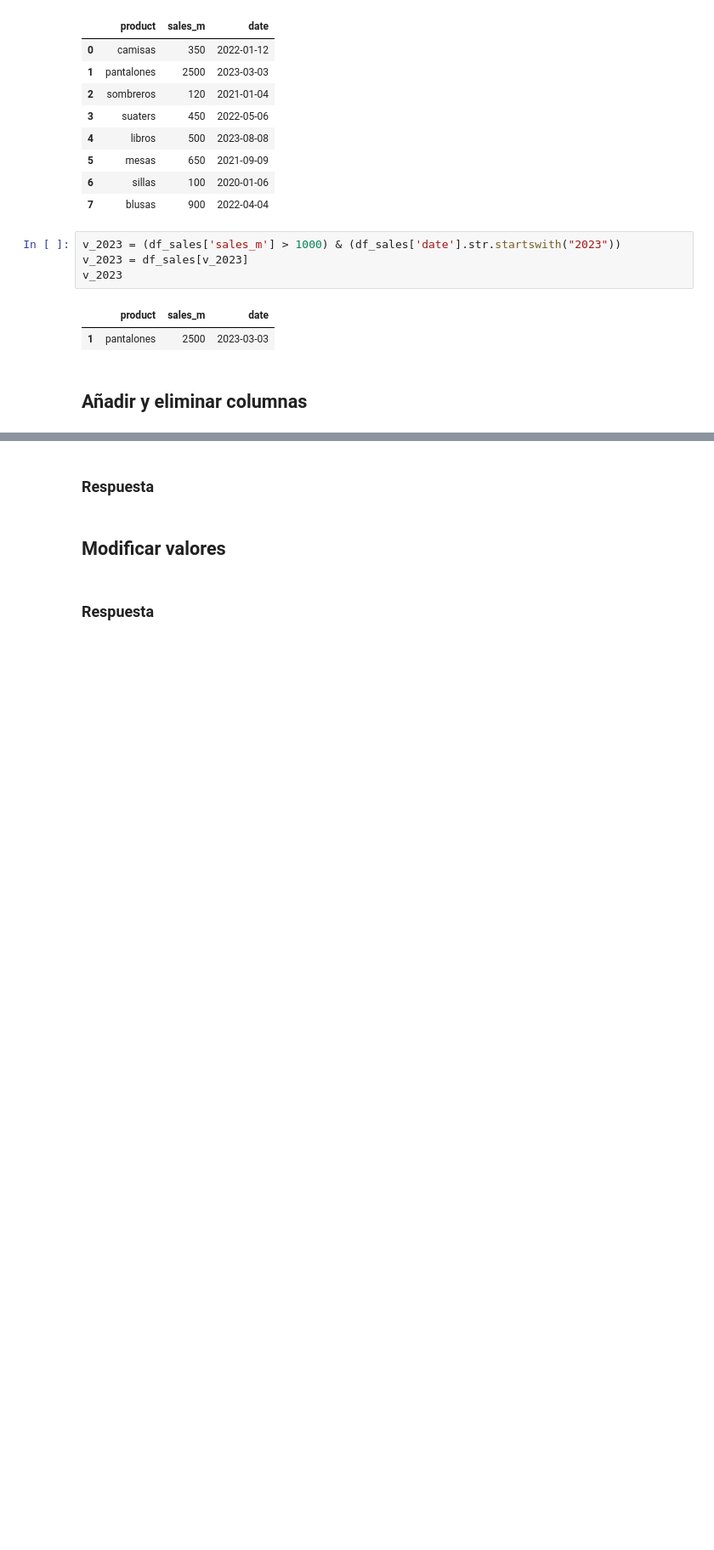
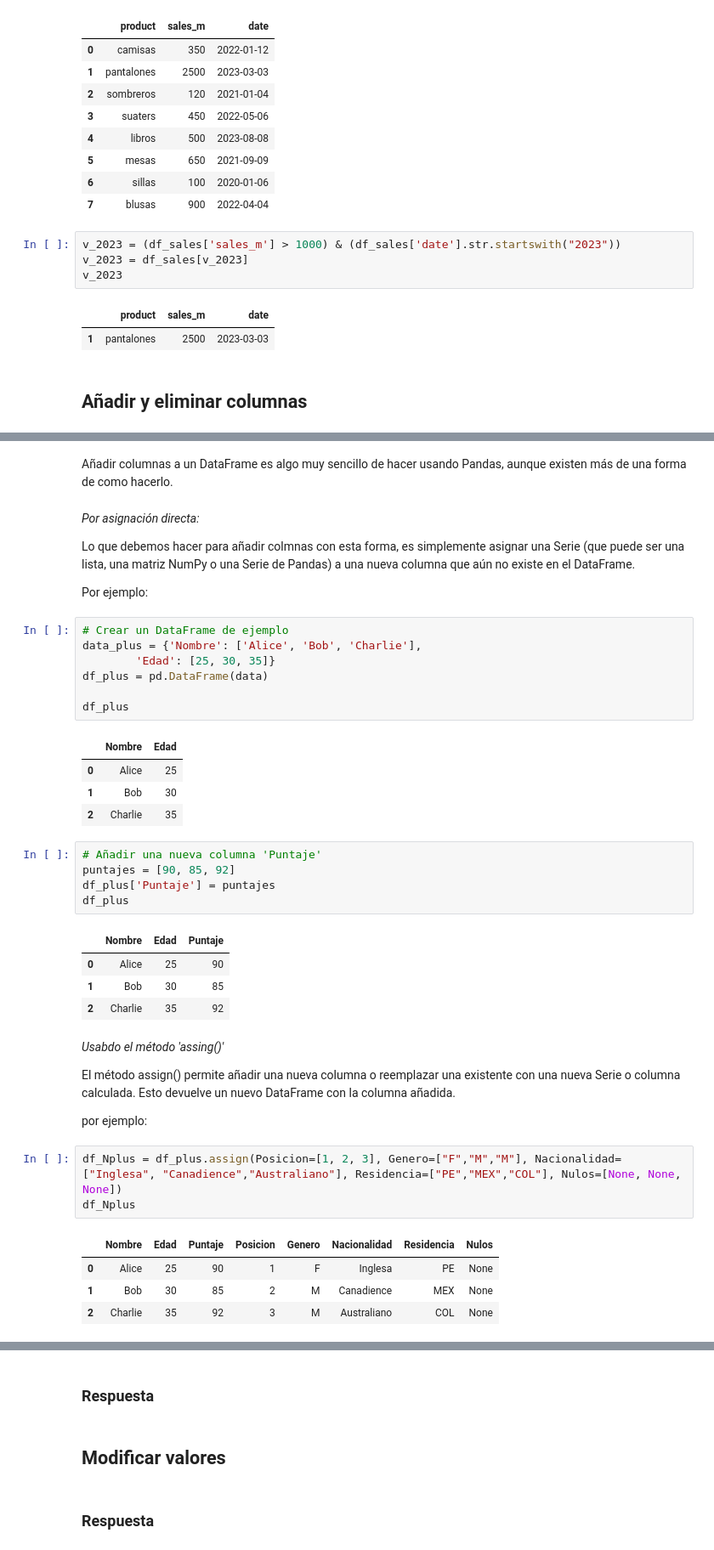
Before and after one commit to Ninigocancino/hola_pandas, a Jupyter notebook: fundamentos_pandas/manipulacion_de_datos.ipynb, the cells around one changed output, grey strips where cells are left out. Shown at 85% size. Saved outputs shown, nothing was run; the diff lists cells and outputs as text; blank space fills up the shorter version.

Commit message:
The 'Añadir y eliminar columnas' section was added to the 'manipulacion_de_datos.ipynb' file

```diff
--- a/fundamentos_pandas/manipulacion_de_datos.ipynb
+++ b/fundamentos_pandas/manipulacion_de_datos.ipynb
@@ -213,0 +232,45 @@ v_2023
+# %% [markdown]
+Añadir columnas a un DataFrame es algo muy sencillo de hacer usando Pandas, aunque existen más de una forma de como hacerlo.
+# %% [markdown]
+*Por asignación directa:*
+
+Lo que debemos hacer para añadir colmnas con esta forma, es simplemente asignar una Serie (que puede ser una lista, una matriz NumPy o una Serie de Pandas) a una nueva columna que aún no existe en el DataFrame.
+
+Por ejemplo:
+# %%
+# Crear un DataFrame de ejemplo
+data_plus = {'Nombre': ['Alice', 'Bob', 'Charlie'],
+        'Edad': [25, 30, 35]}
+df_plus = pd.DataFrame(data)
+
+df_plus
+# %% [output]
+|  | Nombre | Edad |
+| 0 | Alice | 25 |
+| 1 | Bob | 30 |
+| 2 | Charlie | 35 |
+# %%
+# Añadir una nueva columna 'Puntaje'
+puntajes = [90, 85, 92]
+df_plus['Puntaje'] = puntajes
+df_plus
+# %% [output]
+|  | Nombre | Edad | Puntaje |
+| 0 | Alice | 25 | 90 |
+| 1 | Bob | 30 | 85 |
+| 2 | Charlie | 35 | 92 |
+# %% [markdown]
+*Usabdo el método 'assing()'*
+
+El método assign() permite añadir una nueva columna o reemplazar una existente con una nueva Serie o columna calculada. Esto devuelve un nuevo DataFrame con la columna añadida.
+
+
+por ejemplo:
+# %%
+df_Nplus = df_plus.assign(Posicion=[1, 2, 3], Genero=["F","M","M"], Nacionalidad=["Inglesa", "Canadience","Australiano"], Residencia=["PE","MEX","COL"], Nulos=[None, None, None])
+df_Nplus
+# %% [output]
+|  | Nombre | Edad | Puntaje | Posicion | Genero | Nacionalidad | Residencia | Nulos |
+| 0 | Alice | 25 | 90 | 1 | F | Inglesa | PE | None |
+| 1 | Bob | 30 | 85 | 2 | M | Canadience | MEX | None |
+| 2 | Charlie | 35 | 92 | 3 | M | Australiano | COL | None |
```
Also changed, not shown: parts of 35 cells of this notebook.
